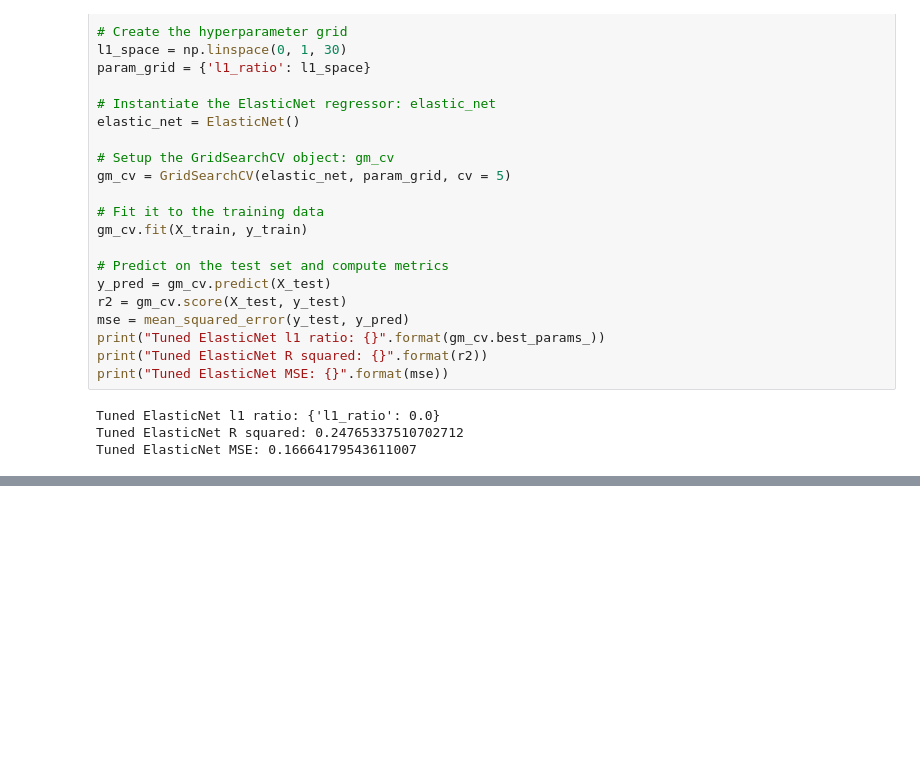
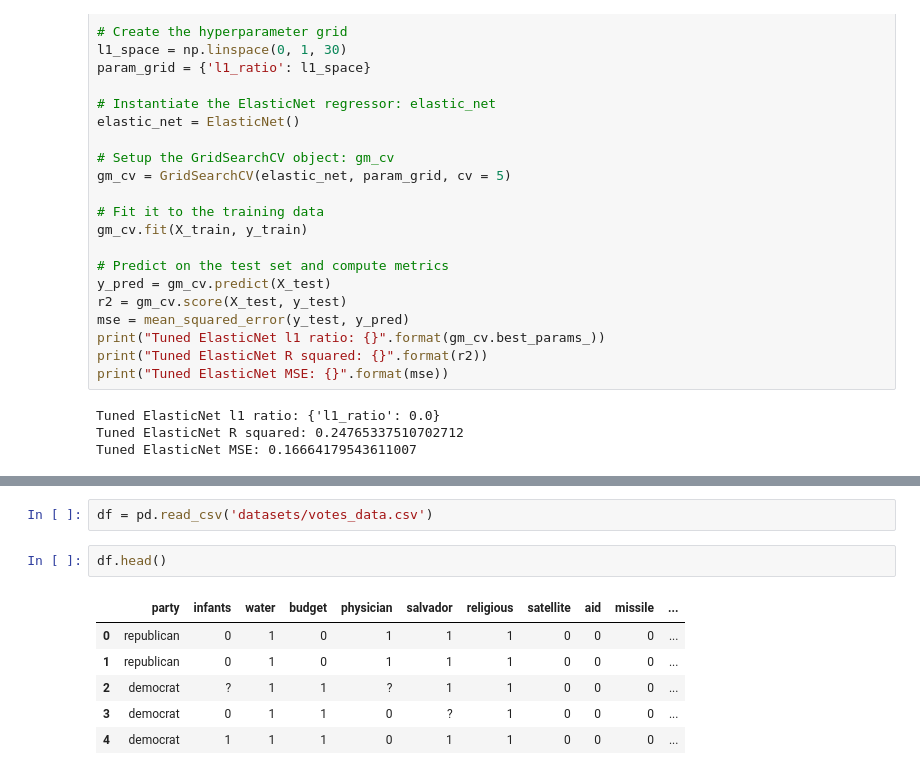
Before and after one commit to joeelorm/Machine-Learning, a Jupyter notebook: 2_Supervised Learning - Scikit Learn/supervised_learning.ipynb, the cells around one changed output, grey strips where cells are left out. Drawn from its saved outputs; the diff is of its cells as text; blank space fills up the shorter version.

```diff
--- a/2_Supervised Learning - Scikit Learn/supervised_learning.ipynb
+++ b/2_Supervised Learning - Scikit Learn/supervised_learning.ipynb
@@ -882,0 +976,11 @@ Tuned ElasticNet MSE: 0.16664179543611007
+# %%
+df = pd.read_csv('datasets/votes_data.csv')
+# %%
+df.head()
+# %% [output]
+|  | party | infants | water | budget | physician | salvador | religious | satellite | aid | missile | ... |
+| 0 | republican | 0 | 1 | 0 | 1 | 1 | 1 | 0 | 0 | 0 | ... |
+| 1 | republican | 0 | 1 | 0 | 1 | 1 | 1 | 0 | 0 | 0 | ... |
+| 2 | democrat | ? | 1 | 1 | ? | 1 | 1 | 0 | 0 | 0 | ... |
+| 3 | democrat | 0 | 1 | 1 | 0 | ? | 1 | 0 | 0 | 0 | ... |
+| 4 | democrat | 1 | 1 | 1 | 0 | 1 | 1 | 0 | 0 | 0 | ... |
```
Also changed, not shown: parts of 37 cells of this notebook.
